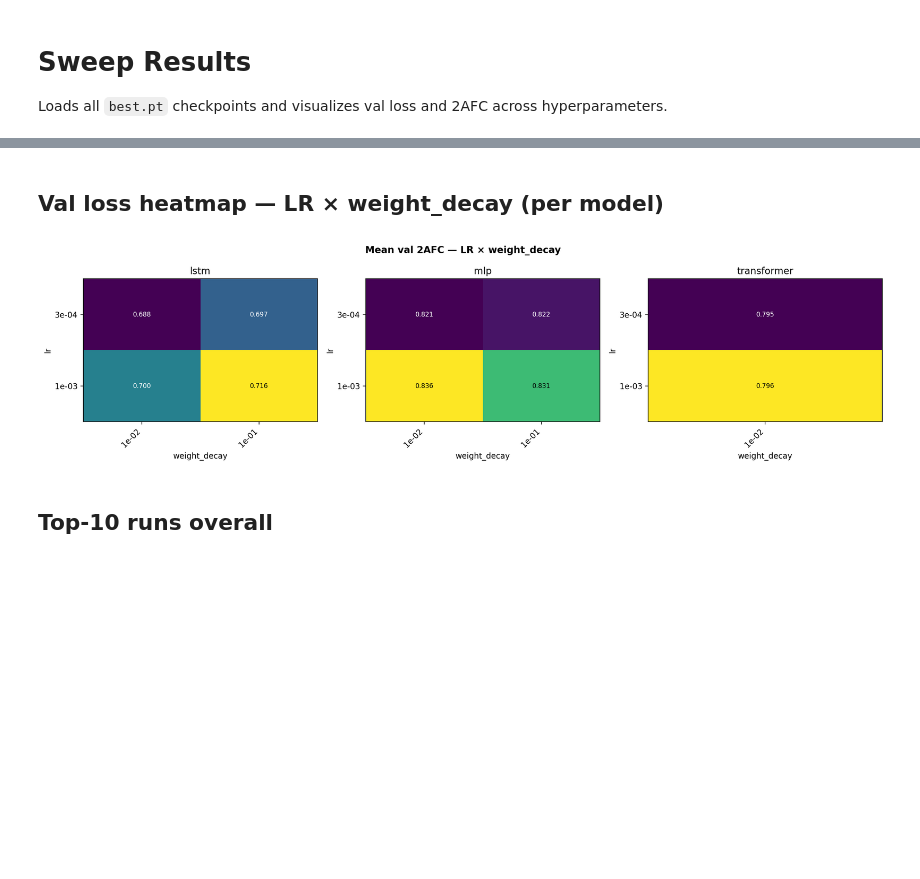
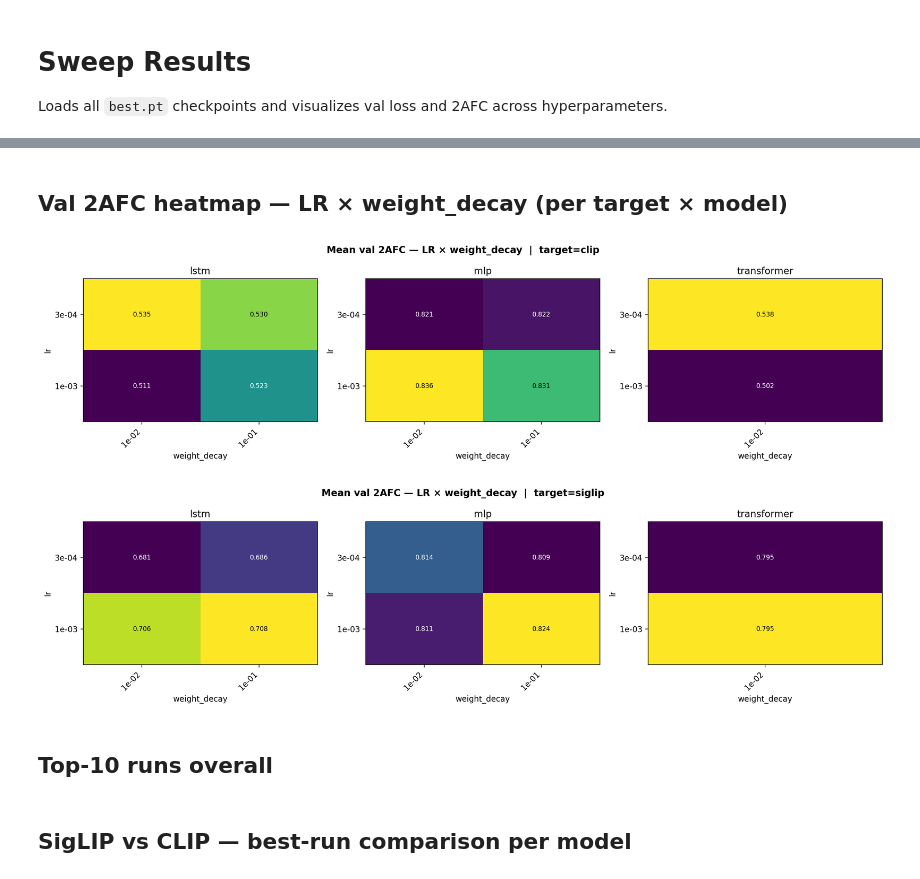
Before and after one commit to YAOJaredz/NeurObjectGen, a Jupyter notebook: notebooks/sweep_results.ipynb, the cells around one changed output, grey strips where cells are left out. Drawn from its saved outputs; the diff is of its cells as text; code cells hidden in the pictures; blank space fills up the shorter version.

```diff
--- a/notebooks/sweep_results.ipynb
+++ b/notebooks/sweep_results.ipynb
@@ -33,6 +70,6 @@ df.head()
 # %%
 # Friendly label for each run
-def make_label(row):
+def make_arch(row):
     m = row["model"]
     if m == "mlp":
         return f"bn{int(row['bottleneck'])}"
@@ -41,6 +78,14 @@ def make_label(row):
     else:
         return f"d{int(row['d_model'])}_nl{int(row['n_layers'])}"
 
-df["arch"]  = df.apply(make_label, axis=1)
-df["label"] = df.apply(lambda r: f"{r['model']} {make_label(r)} do={r['dropout']} lr={r['lr']:.0e} wd={r['weight_decay']:.0e}", axis=1)
+df["arch"]   = df.apply(make_arch, axis=1)
+df["label"]  = df.apply(
+    lambda r: f"[{r['target']}] {r['model']} {make_arch(r)} do={r['dropout']} lr={r['lr']:.0e} wd={r['weight_decay']:.0e}",
+    axis=1,
+)
+
+TARGETS  = sorted(df["target"].unique())
+MODELS   = sorted(df["model"].unique())
+TARGET_PALETTE = {"siglip": "tab:blue", "clip": "tab:orange"}
+MODEL_PALETTE  = dict(zip(MODELS, ["tab:blue", "tab:orange", "tab:green"]))
 # %% [markdown]
@@ -136,33 +176,46 @@ if not trf.empty:
 # %% [markdown]
-## Val loss heatmap — LR × weight_decay (per model)
+## Val 2AFC heatmap — LR × weight_decay (per target × model)
 # %%
-def heatmap(ax, grp, row_col, col_col, val_col, title, cmap="viridis_r", fmt=".3f"):
+def heatmap(ax, grp, row_col, col_col, val_col, title, cmap="viridis", fmt=".3f"):
     pivot = grp.groupby([row_col, col_col])[val_col].mean().unstack()
+    if pivot.empty:
+        ax.set_visible(False)
+        return
     im = ax.imshow(pivot.values, cmap=cmap, aspect="auto")
     ax.set_xticks(range(len(pivot.columns)))
     ax.set_xticklabels([f"{v:.0e}" for v in pivot.columns], rotation=45, ha="right")
     ax.set_yticks(range(len(pivot.index)))
     ax.set_yticklabels([f"{v:.0e}" for v in pivot.index])
-    ax.set_xlabel(col_col); ax.set_ylabel(row_col)
+    ax.set_xlabel(col_col)
+    ax.set_ylabel(row_col)
     ax.set_title(title)
+    mean_val = np.nanmean(pivot.values)
     for i in range(pivot.shape[0]):
         for j in range(pivot.shape[1]):
             v = pivot.values[i, j]
             if not np.isnan(v):
                 ax.text(j, i, format(v, fmt), ha="center", va="center", fontsize=8,
-                        color="white" if v < pivot.values.mean() else "black")
-    return im
+                        color="white" if v < mean_val else "black")
 
-fig, axes = plt.subplots(1, 3, figsize=(15, 4))
-fig.suptitle("Mean val 2AFC — LR × weight_decay", fontweight="bold")
-
-for ax, (model_name, grp) in zip(axes, df.groupby("model")):
-    if {"lr", "weight_decay", "val_2afc"}.issubset(grp.columns):
-        heatmap(ax, grp, "lr", "weight_decay", "val_2afc", model_name, cmap="viridis", fmt=".3f")
-
-plt.tight_layout()
-plt.show()
+for tgt in TARGETS:
+    sub = df[df["target"] == tgt]
+    models_present = [m for m in MODELS if not sub[sub["model"] == m].empty]
+    if not models_present:
+        continue
+    fig, axes = plt.subplots(1, len(models_present), figsize=(5 * len(models_present), 4))
+    if len(models_present) == 1:
+        axes = [axes]
+    fig.suptitle(f"Mean val 2AFC — LR × weight_decay  |  target={tgt}", fontweight="bold")
+    for ax, model_name in zip(axes, models_present):
+        grp = sub[sub["model"] == model_name]
+        if {"lr", "weight_decay", "val_2afc"}.issubset(grp.columns):
+            heatmap(ax, grp, "lr", "weight_decay", "val_2afc", model_name)
+    plt.tight_layout()
+    plt.show()
 # %% [output]
-[figure, old version]
+[figure, new version]
+[figure, added]
 # %% [markdown]
 ## Top-10 runs overall
+# %% [markdown]
+## SigLIP vs CLIP — best-run comparison per model
```
Also changed, not shown: parts of 9 cells of this notebook, 5 other files.
